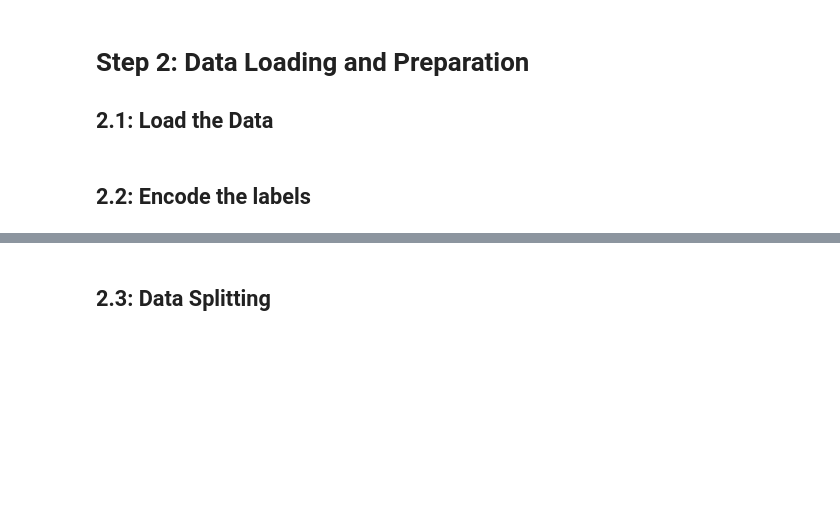
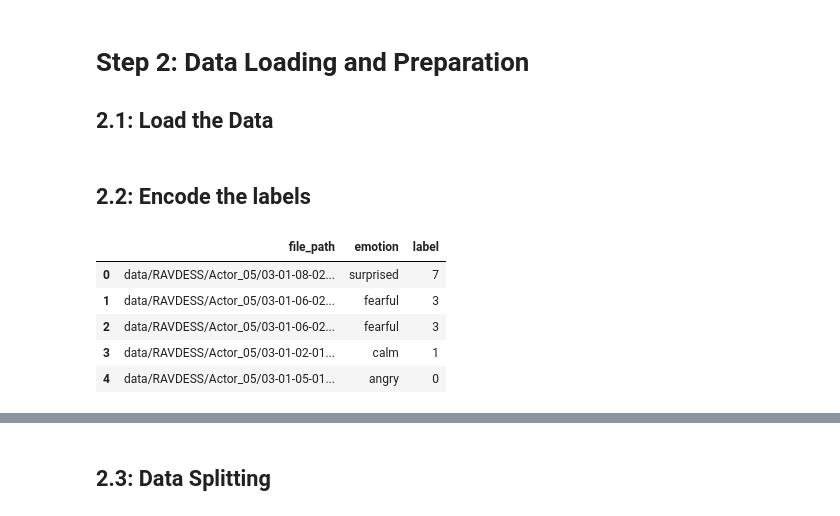
Before and after one commit to JustinTong0323/467final, a Jupyter notebook: report.ipynb, the cells around one changed output, grey strips where cells are left out. Saved outputs shown, nothing was run; the diff lists cells and outputs as text; code cells hidden in the pictures; blank space fills up the shorter version.

```diff
--- a/report.ipynb
+++ b/report.ipynb
@@ -48,7 +62,7 @@ def load_data_ravdess(data_dir):
             if file.endswith('.wav'):
                 parts = file.split('-')
                 emotion = emotion_labels.get(parts[2])
-                file_list.append({'path': os.path.join(root, file), 'emotion': emotion})
+                file_list.append({'file_path': os.path.join(root, file), 'emotion': emotion})
     return pd.DataFrame(file_list)
 
 def load_data_cremad(data_dir):
@@ -66,7 +80,7 @@ def load_data_cremad(data_dir):
             parts = file.split('_')
             emotion = emotion_labels.get(parts[2])
             if emotion:
-                file_list.append({'path': os.path.join(data_dir, file), 'emotion': emotion})
+                file_list.append({'file_path': os.path.join(data_dir, file), 'emotion': emotion})
     return pd.DataFrame(file_list)
 
 def load_data_tess(data_dir):
@@ -86,7 +100,7 @@ def load_data_tess(data_dir):
                 emotion = file.split('_')[2].split('.')[0]
                 emotion_label = emotion_map.get(emotion)
                 if emotion_label:
-                    file_list.append({'path': os.path.join(root, file), 'emotion': emotion_label})
+                    file_list.append({'file_path': os.path.join(root, file), 'emotion': emotion_label})
     return pd.DataFrame(file_list)
 
 def load_data_savee(data_dir):
@@ -105,7 +119,7 @@ def load_data_savee(data_dir):
             emotion_code = file.split('_')[1][:2]
             emotion_label = emotion_map.get(emotion_code)
             if emotion_label:
-                file_list.append({'path': os.path.join(data_dir, file), 'emotion': emotion_label})
+                file_list.append({'file_path': os.path.join(data_dir, file), 'emotion': emotion_label})
     return pd.DataFrame(file_list)
 # %%
 ravdess_df = load_data_ravdess('data/RAVDESS')
@@ -131,0 +149,9 @@ num_classes = len(label_encoder.classes_)
+# %%
+data_df.head()
+# %% [output]
+|  | file_path | emotion | label |
+| 0 | data/RAVDESS/Actor_05/03-01-08-02... | surprised | 7 |
+| 1 | data/RAVDESS/Actor_05/03-01-06-02... | fearful | 3 |
+| 2 | data/RAVDESS/Actor_05/03-01-06-02... | fearful | 3 |
+| 3 | data/RAVDESS/Actor_05/03-01-02-01... | calm | 1 |
+| 4 | data/RAVDESS/Actor_05/03-01-05-01... | angry | 0 |
```
Also changed, not shown: parts of 24 cells of this notebook, 11 other files.
